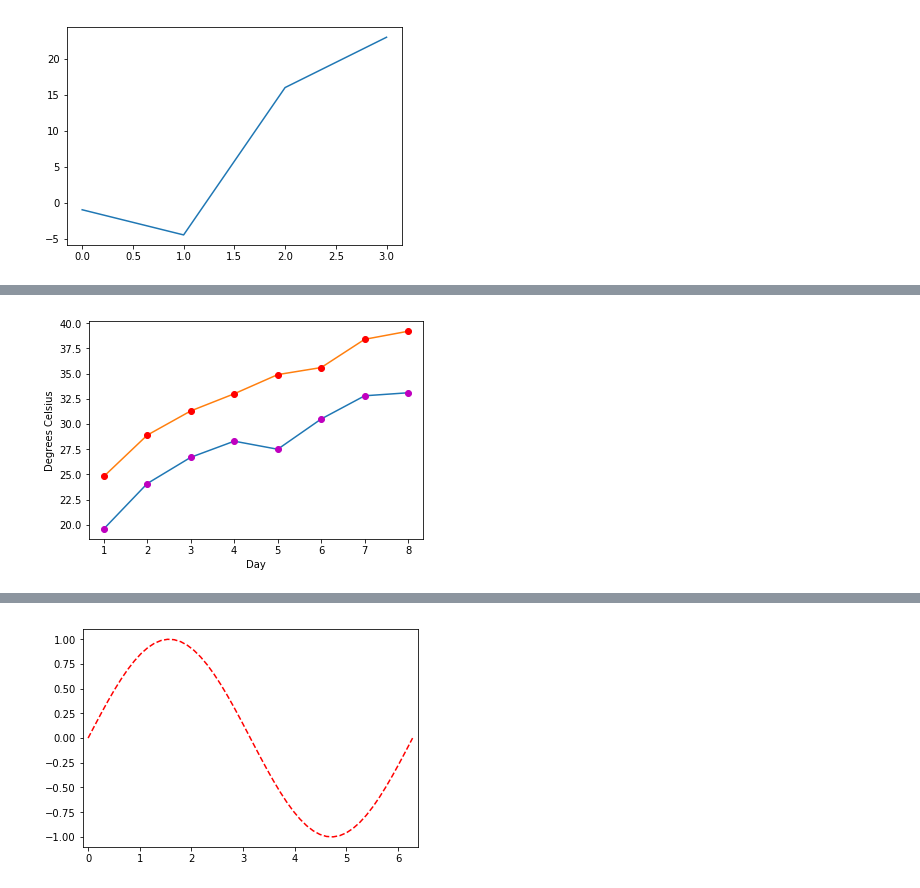
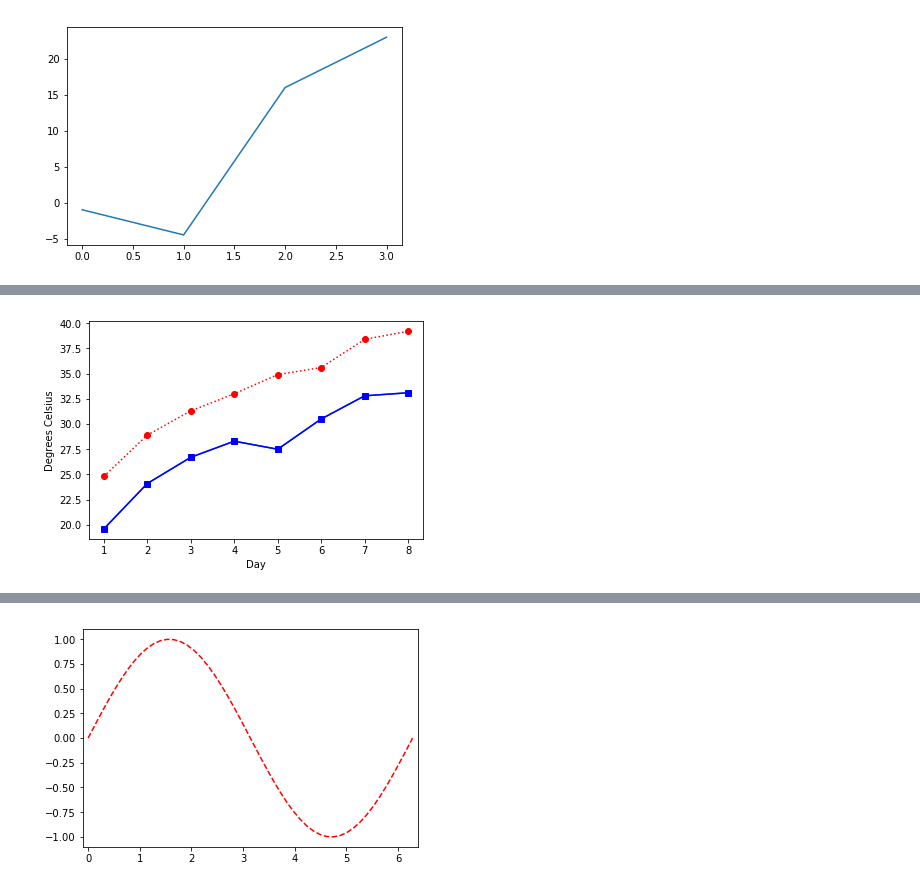
Before and after one commit to jc7qx/pylearning, a Jupyter notebook: matplotlib.ipynb, the cells around one changed output, grey strips where cells are left out. Saved outputs shown, nothing was run; the diff lists cells and outputs as text; code cells hidden in the pictures.

```diff
--- a/matplotlib.ipynb
+++ b/matplotlib.ipynb
@@ -44,14 +176,13 @@ plt.show()
 # %%
-import matplotlib.pyplot as plt
 days = list(range(1,9))
 celsius_min = [19.6, 24.1, 26.7, 28.3, 27.5, 30.5, 32.8, 33.1]
 celsius_max = [24.8, 28.9, 31.3, 33.0, 34.9, 35.6, 38.4, 39.2]
-plt.xlabel('Day') # x軸標題
-plt.ylabel('Degrees Celsius') # y軸標題
+plt.xlabel('Day')
+plt.ylabel('Degrees Celsius')
 plt.plot(days, celsius_min,
-         days, celsius_min, "om")
-plt.plot(days, celsius_max,
-         days, celsius_max, "or")
+         days, celsius_min, "bs-",
+         days, celsius_max, "ro:"
+)
 plt.show()
 # %% [output]
-[figure, old version]
+[figure, new version]
```
Also changed, not shown: parts of 37 cells of this notebook, 3 other files.
